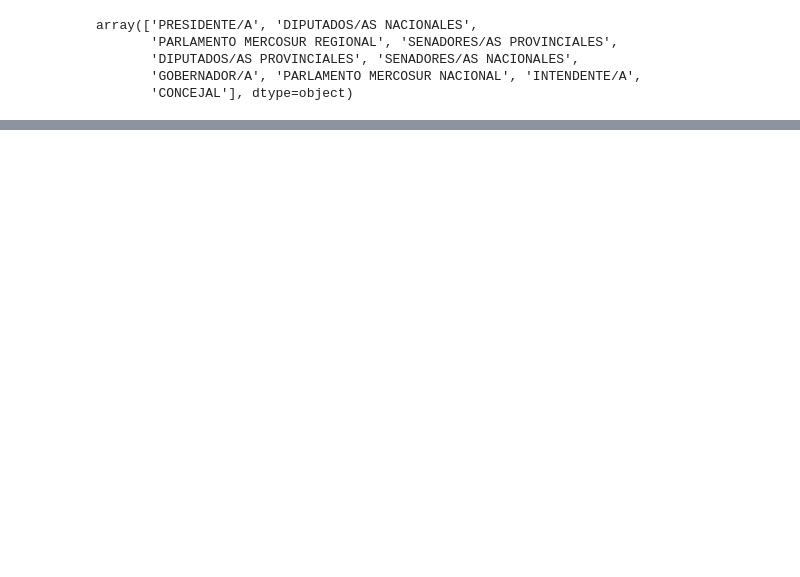
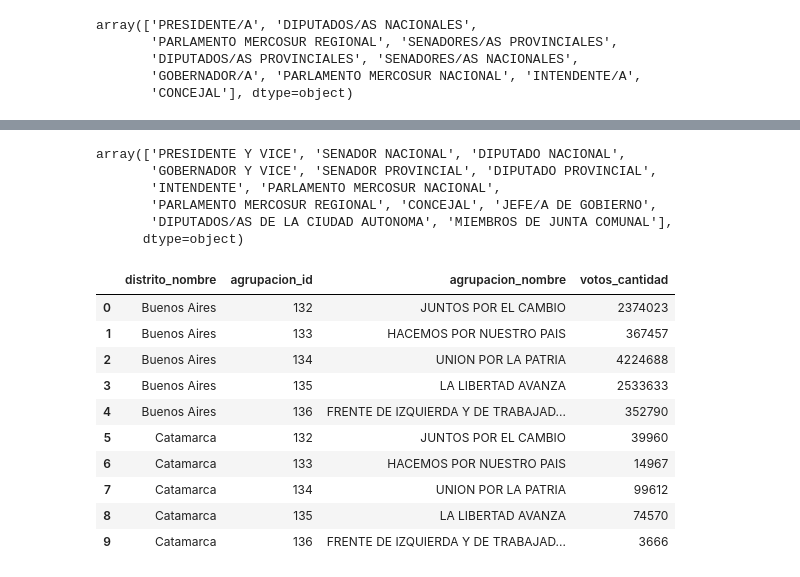
Before and after one commit to ASzklar/Ballotage_Argentina_2023, a Jupyter notebook: etl_eda.ipynb, the cells around one changed output, grey strips where cells are left out. Saved outputs shown, nothing was run; the diff lists cells and outputs as text; code cells hidden in the pictures; blank space fills up the shorter version.

```diff
--- a/etl_eda.ipynb
+++ b/etl_eda.ipynb
@@ -37,0 +116,27 @@ df_paso.tail()
+# %%
+df_generales['cargo_nombre'].unique()
+# %% [output]
+array(['PRESIDENTE Y VICE', 'SENADOR NACIONAL', 'DIPUTADO NACIONAL',
+       'GOBERNADOR Y VICE', 'SENADOR PROVINCIAL', 'DIPUTADO PROVINCIAL',
+       'INTENDENTE', 'PARLAMENTO MERCOSUR NACIONAL',
+       'PARLAMENTO MERCOSUR REGIONAL', 'CONCEJAL', 'JEFE/A DE GOBIERNO',
+       'DIPUTADOS/AS DE LA CIUDAD AUTONOMA', 'MIEMBROS DE JUNTA COMUNAL'],
+      dtype=object)
+# %%
+df_generales = df_generales.loc[df_generales['cargo_nombre'] == 'PRESIDENTE Y VICE']
+# %%
+df_generales_agrupado = df_generales.groupby(['distrito_nombre', 'agrupacion_id', 'agrupacion_nombre'], as_index=False)['votos_cantidad'].sum()
+# %%
+df_generales_agrupado.head(10)
+# %% [output]
+|  | distrito_nombre | agrupacion_id | agrupacion_nombre | votos_cantidad |
+| 0 | Buenos Aires | 132 | JUNTOS POR EL CAMBIO | 2374023 |
+| 1 | Buenos Aires | 133 | HACEMOS POR NUESTRO PAIS | 367457 |
+| 2 | Buenos Aires | 134 | UNION POR LA PATRIA | 4224688 |
+| 3 | Buenos Aires | 135 | LA LIBERTAD AVANZA | 2533633 |
+| 4 | Buenos Aires | 136 | FRENTE DE IZQUIERDA Y DE TRABAJAD... | 352790 |
+| 5 | Catamarca | 132 | JUNTOS POR EL CAMBIO | 39960 |
+| 6 | Catamarca | 133 | HACEMOS POR NUESTRO PAIS | 14967 |
+| 7 | Catamarca | 134 | UNION POR LA PATRIA | 99612 |
+| 8 | Catamarca | 135 | LA LIBERTAD AVANZA | 74570 |
+| 9 | Catamarca | 136 | FRENTE DE IZQUIERDA Y DE TRABAJAD... | 3666 |
```
Also changed, not shown: parts of 22 cells of this notebook, 1 other file.
